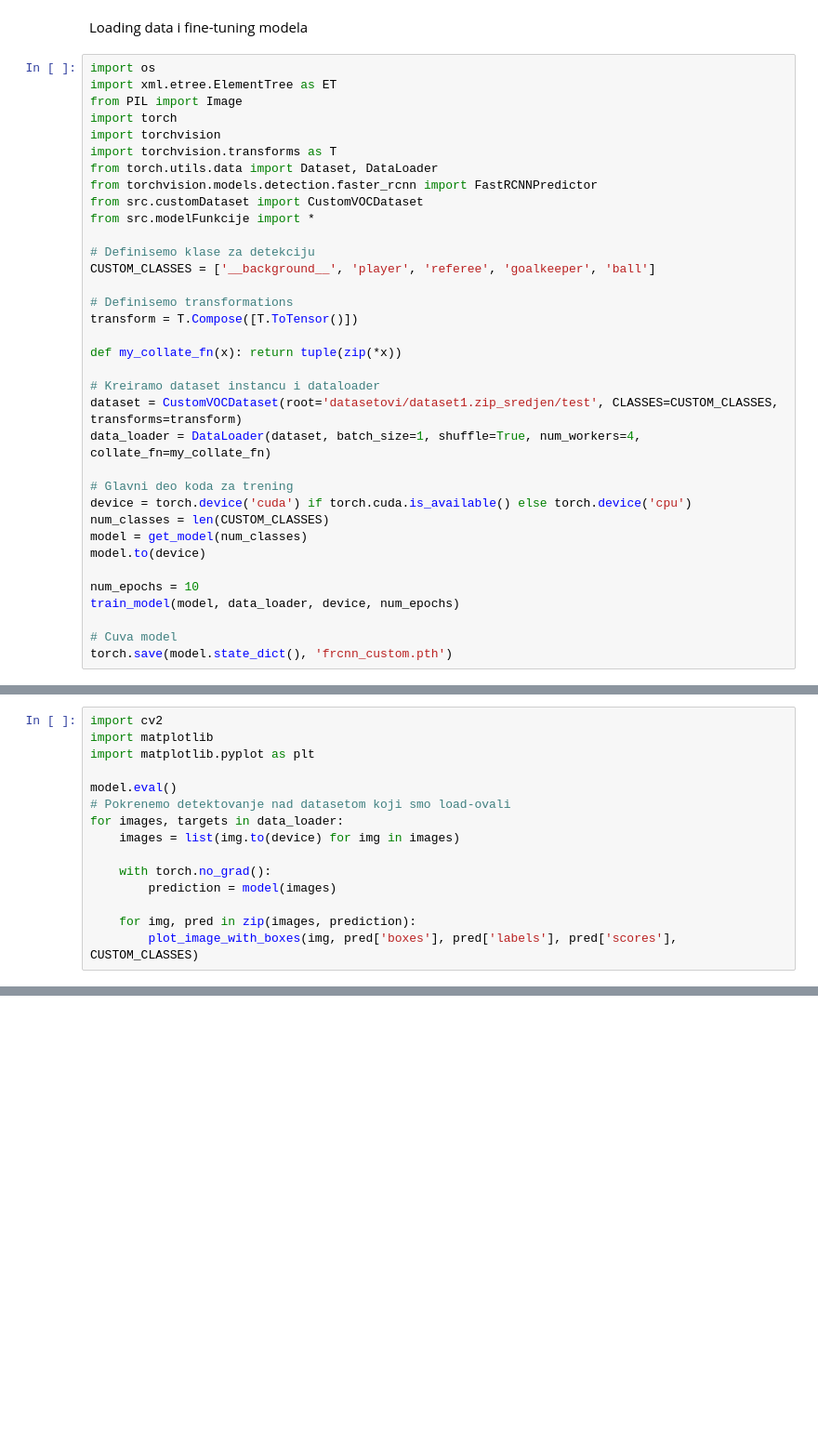
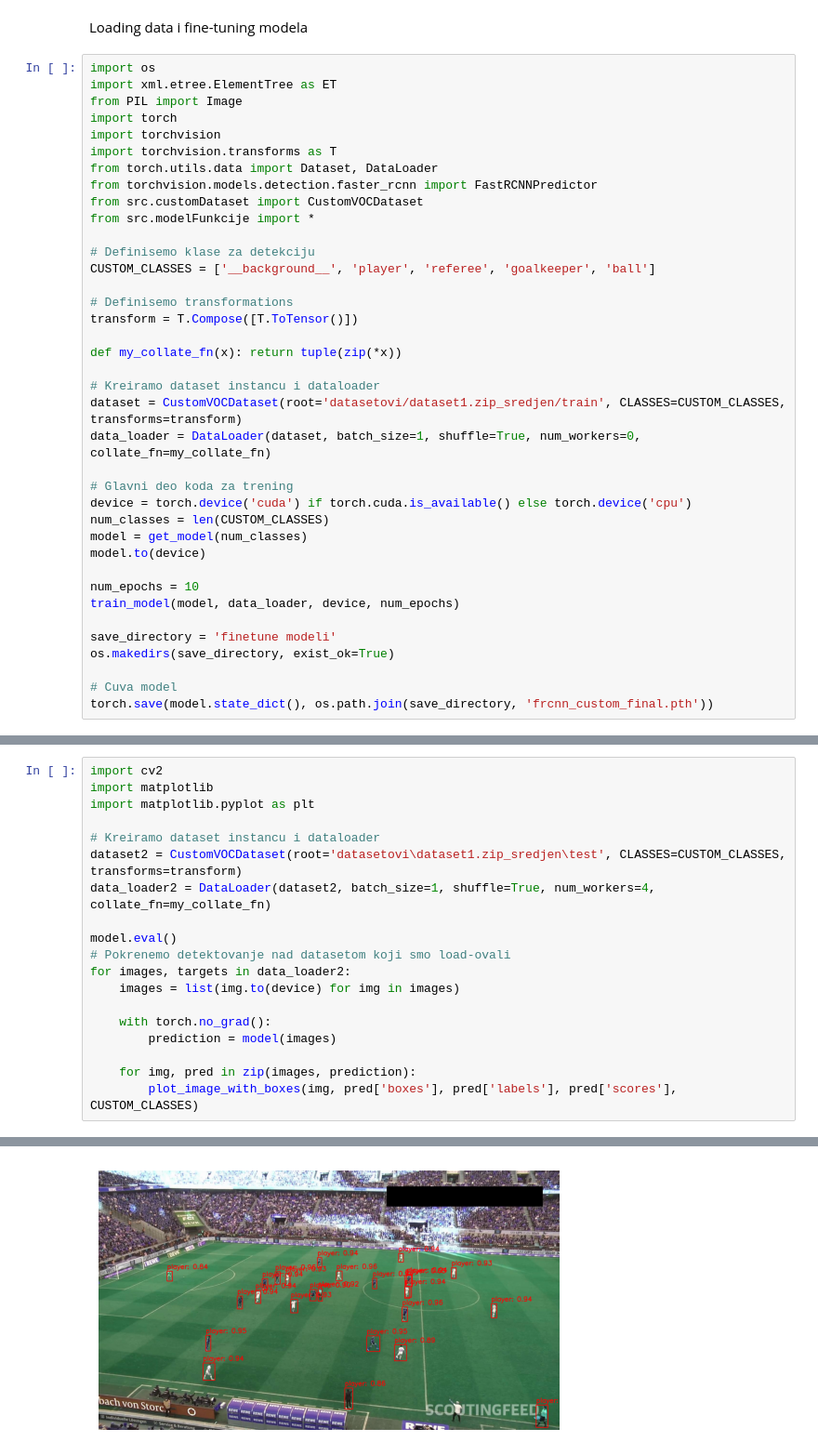
Before and after one commit to pfe-rs/lk-s-2024-detekcija-fudbalera, a Jupyter notebook: main.ipynb, the cells around one changed output, grey strips where cells are left out. Shown at 93% size. Cells and saved outputs as stored; diff of their text form; blank space fills up the shorter version.

Commit message:
train

```diff
--- a/main.ipynb
+++ b/main.ipynb
@@ -93,8 +93,8 @@ transform = T.Compose([T.ToTensor()])
 def my_collate_fn(x): return tuple(zip(*x))
 
 # Kreiramo dataset instancu i dataloader
-dataset = CustomVOCDataset(root='datasetovi/dataset1.zip_sredjen/test', CLASSES=CUSTOM_CLASSES, transforms=transform)
-data_loader = DataLoader(dataset, batch_size=1, shuffle=True, num_workers=4, collate_fn=my_collate_fn)
+dataset = CustomVOCDataset(root='datasetovi/dataset1.zip_sredjen/train', CLASSES=CUSTOM_CLASSES, transforms=transform)
+data_loader = DataLoader(dataset, batch_size=1, shuffle=True, num_workers=0, collate_fn=my_collate_fn)
 
 # Glavni deo koda za trening
 device = torch.device('cuda') if torch.cuda.is_available() else torch.device('cpu')
@@ -105,6 +105,9 @@ model.to(device)
 num_epochs = 10
 train_model(model, data_loader, device, num_epochs)
 
+save_directory = 'finetune modeli'
+os.makedirs(save_directory, exist_ok=True)
+
 # Cuva model
-torch.save(model.state_dict(), 'frcnn_custom.pth')
+torch.save(model.state_dict(), os.path.join(save_directory, 'frcnn_custom_final.pth'))
 # %% [output]
@@ -114,9 +138,13 @@ import cv2
 import matplotlib
 import matplotlib.pyplot as plt
 
+# Kreiramo dataset instancu i dataloader
+dataset2 = CustomVOCDataset(root='datasetovi\dataset1.zip_sredjen\test', CLASSES=CUSTOM_CLASSES, transforms=transform)
+data_loader2 = DataLoader(dataset2, batch_size=1, shuffle=True, num_workers=4, collate_fn=my_collate_fn)
+
 model.eval()
 # Pokrenemo detektovanje nad datasetom koji smo load-ovali
-for images, targets in data_loader:
+for images, targets in data_loader2:
     images = list(img.to(device) for img in images)
 
     with torch.no_grad():
@@ -128,0 +157 @@ PicklingError: Can't pickle <function <lambda> at 0x...>: attribute lookup <lamb
+[figure, added]
```
Also changed, not shown: parts of 3 cells of this notebook, 1 other file.
